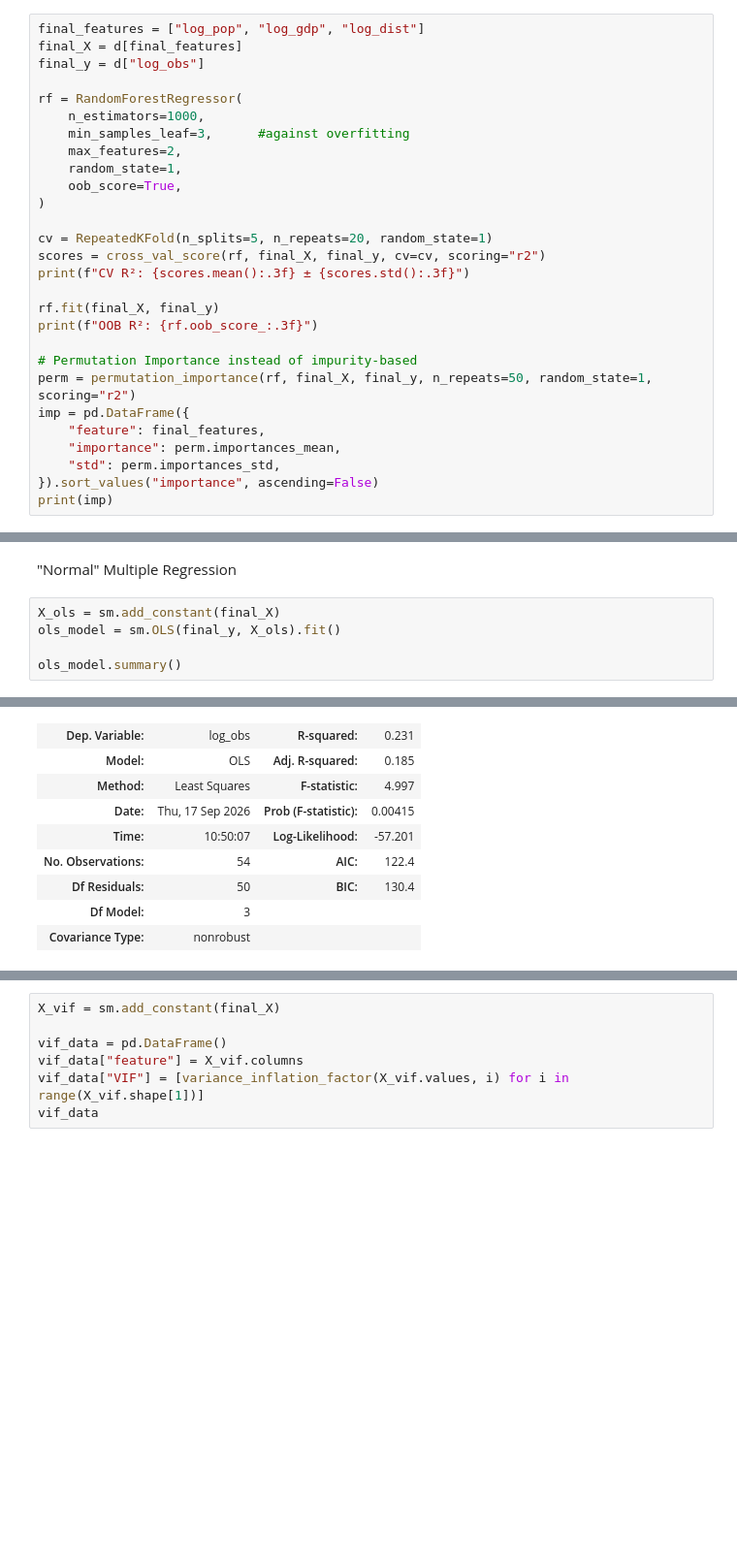
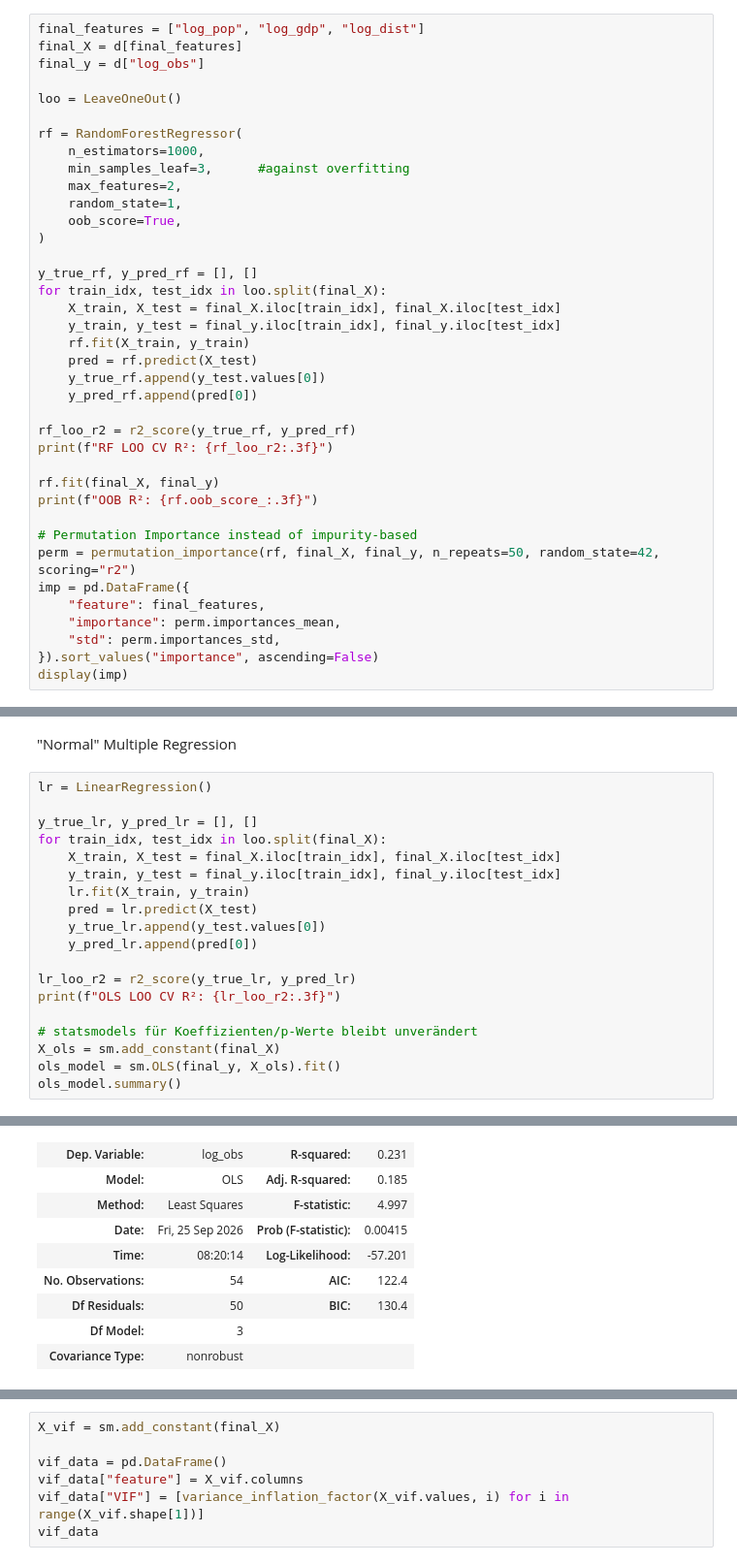
Before and after one commit to yannicknicolaswirz/Master_Thesis, a Jupyter notebook: Code/Part3_Regression.ipynb, the cells around one changed output, grey strips where cells are left out. Shown at 97% size. Drawn from its saved outputs; the diff is of its cells as text; blank space fills up the shorter version.

Commit message:
switch from kfold to LOO

```diff
--- a/Code/Part3_Regression.ipynb
+++ b/Code/Part3_Regression.ipynb
@@ -162,6 +167,8 @@ display(X.corr().round(2))
 final_features = ["log_pop", "log_gdp", "log_dist"]
 final_X = d[final_features]
 final_y = d["log_obs"]
+
+loo = LeaveOneOut()
 
 rf = RandomForestRegressor(
     n_estimators=1000,
@@ -171,19 +178,27 @@ rf = RandomForestRegressor(
     oob_score=True,
 )
 
-cv = RepeatedKFold(n_splits=5, n_repeats=20, random_state=1)
-scores = cross_val_score(rf, final_X, final_y, cv=cv, scoring="r2")
-print(f"CV R²: {scores.mean():.3f} ± {scores.std():.3f}")
+y_true_rf, y_pred_rf = [], []
+for train_idx, test_idx in loo.split(final_X):
+    X_train, X_test = final_X.iloc[train_idx], final_X.iloc[test_idx]
+    y_train, y_test = final_y.iloc[train_idx], final_y.iloc[test_idx]
+    rf.fit(X_train, y_train)
+    pred = rf.predict(X_test)
+    y_true_rf.append(y_test.values[0])
+    y_pred_rf.append(pred[0])
+
+rf_loo_r2 = r2_score(y_true_rf, y_pred_rf)
+print(f"RF LOO CV R²: {rf_loo_r2:.3f}")
 
 rf.fit(final_X, final_y)
 print(f"OOB R²: {rf.oob_score_:.3f}")
 
 # Permutation Importance instead of impurity-based
-perm = permutation_importance(rf, final_X, final_y, n_repeats=50, random_state=1, scoring="r2")
+perm = permutation_importance(rf, final_X, final_y, n_repeats=50, random_state=42, scoring="r2")
 imp = pd.DataFrame({
     "feature": final_features,
     "importance": perm.importances_mean,
     "std": perm.importances_std,
 }).sort_values("importance", ascending=False)
-print(imp)
+display(imp)
 # %% [output]
@@ -203,8 +218,22 @@ plt.savefig("../Products/RF_partial_dependence.png", dpi=300, bbox_inches="tight
 # %% [markdown]
 "Normal" Multiple Regression
 # %%
+lr = LinearRegression()
+
+y_true_lr, y_pred_lr = [], []
+for train_idx, test_idx in loo.split(final_X):
+    X_train, X_test = final_X.iloc[train_idx], final_X.iloc[test_idx]
+    y_train, y_test = final_y.iloc[train_idx], final_y.iloc[test_idx]
+    lr.fit(X_train, y_train)
+    pred = lr.predict(X_test)
+    y_true_lr.append(y_test.values[0])
+    y_pred_lr.append(pred[0])
+
+lr_loo_r2 = r2_score(y_true_lr, y_pred_lr)
+print(f"OLS LOO CV R²: {lr_loo_r2:.3f}")
+
+# statsmodels für Koeffizienten/p-Werte bleibt unverändert
 X_ols = sm.add_constant(final_X)
 ols_model = sm.OLS(final_y, X_ols).fit()
-
 ols_model.summary()
 # %% [output]
@@ -212,8 +242,8 @@ OLS Regression Results
 | Dep. Variable: | log_obs | R-squared: | 0.231 |
 | Model: | OLS | Adj. R-squared: | 0.185 |
 | Method: | Least Squares | F-statistic: | 4.997 |
-| Date: | Thu, 17 Sep 2026 | Prob (F-statistic): | 0.00415 |
-| Time: | 10:50:07 | Log-Likelihood: | -57.201 |
+| Date: | Fri, 25 Sep 2026 | Prob (F-statistic): | 0.00415 |
+| Time: | 08:20:14 | Log-Likelihood: | -57.201 |
 | No. Observations: | 54 | AIC: | 122.4 |
 | Df Residuals: | 50 | BIC: | 130.4 |
 | Df Model: | 3 |  |  |
```
Also changed, not shown: parts of 3 cells of this notebook, 9 other files.
